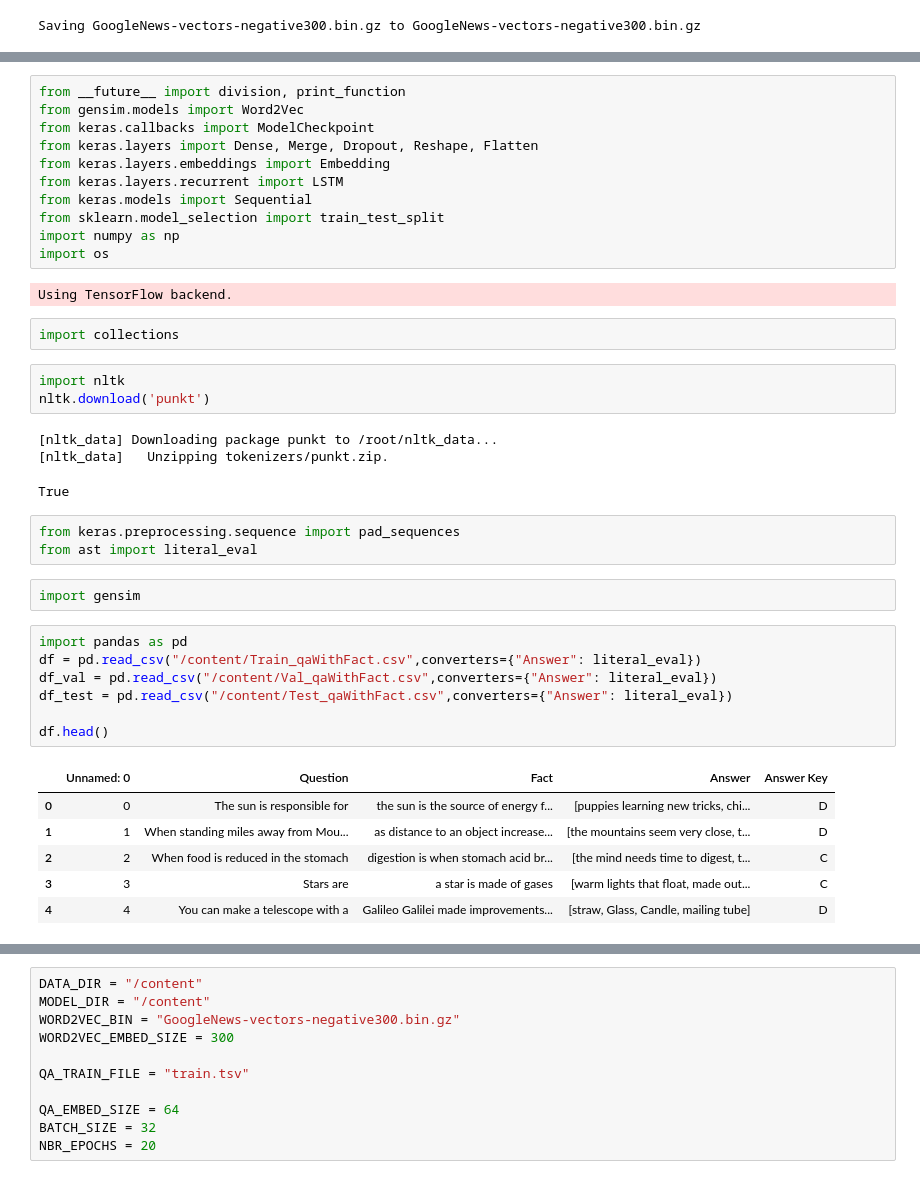
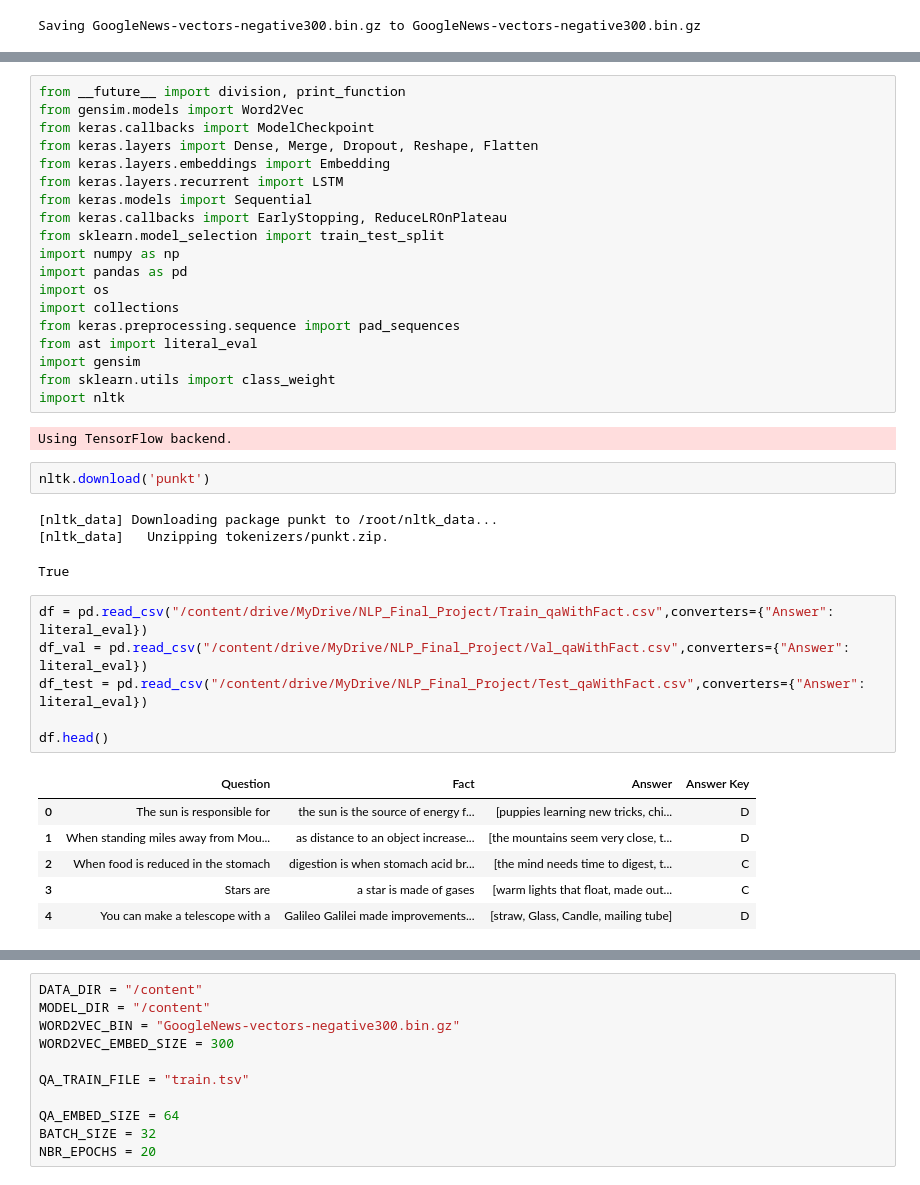
Before and after one commit to bodhisattamaitinorthwestern/nlp_course, a Jupyter notebook: Multiple_Choice_Question_Answering-FinalProject/LSTM_attempt/NLP_LSTM.ipynb, the cells around one changed output, grey strips where cells are left out. Cells and saved outputs as stored; diff of their text form.

```diff
--- a/Multiple_Choice_Question_Answering-FinalProject/LSTM_attempt/NLP_LSTM.ipynb
+++ b/Multiple_Choice_Question_Answering-FinalProject/LSTM_attempt/NLP_LSTM.ipynb
@@ -52,39 +57,38 @@ from keras.layers import Dense, Merge, Dropout, Reshape, Flatten
 from keras.layers.embeddings import Embedding
 from keras.layers.recurrent import LSTM
 from keras.models import Sequential
+from keras.callbacks import EarlyStopping, ReduceLROnPlateau
 from sklearn.model_selection import train_test_split
 import numpy as np
+import pandas as pd
 import os
+import collections
+from keras.preprocessing.sequence import pad_sequences
+from ast import literal_eval
+import gensim
+from sklearn.utils import class_weight
+import nltk
 # %% [output]
 Using TensorFlow backend.
-# %%
-import collections
 # %%
-import nltk
 nltk.download('punkt')
 # %% [output]
 [nltk_data] Downloading package punkt to /root/nltk_data...
 [nltk_data]   Unzipping tokenizers/punkt.zip.
 True
-# %%
-from keras.preprocessing.sequence import pad_sequences
-from ast import literal_eval
-# %%
-import gensim
 # %%
-import pandas as pd
-df = pd.read_csv("/content/Train_qaWithFact.csv",converters={"Answer": literal_eval})
-df_val = pd.read_csv("/content/Val_qaWithFact.csv",converters={"Answer": literal_eval})
-df_test = pd.read_csv("/content/Test_qaWithFact.csv",converters={"Answer": literal_eval})
+df = pd.read_csv("/content/drive/MyDrive/NLP_Final_Project/Train_qaWithFact.csv",converters={"Answer": literal_eval})
+df_val = pd.read_csv("/content/drive/MyDrive/NLP_Final_Project/Val_qaWithFact.csv",converters={"Answer": literal_eval})
+df_test = pd.read_csv("/content/drive/MyDrive/NLP_Final_Project/Test_qaWithFact.csv",converters={"Answer": literal_eval})
 
 df.head()
 # %% [output]
-|  | Unnamed: 0 | Question | Fact | Answer | Answer Key |
-| 0 | 0 | The sun is responsible for | the sun is the source of energy f... | [puppies learning new tricks, chi... | D |
-| 1 | 1 | When standing miles away from Mou... | as distance to an object increase... | [the mountains seem very close, t... | D |
-| 2 | 2 | When food is reduced in the stomach | digestion is when stomach acid br... | [the mind needs time to digest, t... | C |
-| 3 | 3 | Stars are | a star is made of gases | [warm lights that float, made out... | C |
-| 4 | 4 | You can make a telescope with a | Galileo Galilei made improvements... | [straw, Glass, Candle, mailing tube] | D |
+|  | Question | Fact | Answer | Answer Key |
+| 0 | The sun is responsible for | the sun is the source of energy f... | [puppies learning new tricks, chi... | D |
+| 1 | When standing miles away from Mou... | as distance to an object increase... | [the mountains seem very close, t... | D |
+| 2 | When food is reduced in the stomach | digestion is when stomach acid br... | [the mind needs time to digest, t... | C |
+| 3 | Stars are | a star is made of gases | [warm lights that float, made out... | C |
+| 4 | You can make a telescope with a | Galileo Galilei made improvements... | [straw, Glass, Candle, mailing tube] | D |
 # %%
 df[['A','B','C','D']] = pd.DataFrame(df.Answer.tolist(), index= df.index)
 df.head()
```
Also changed, not shown: parts of 46 cells of this notebook.
